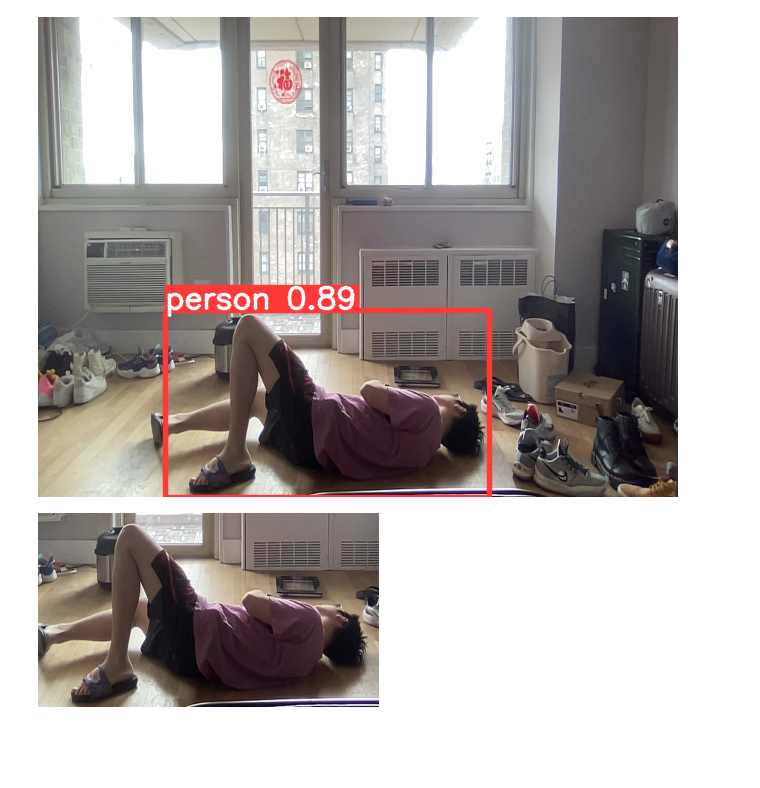
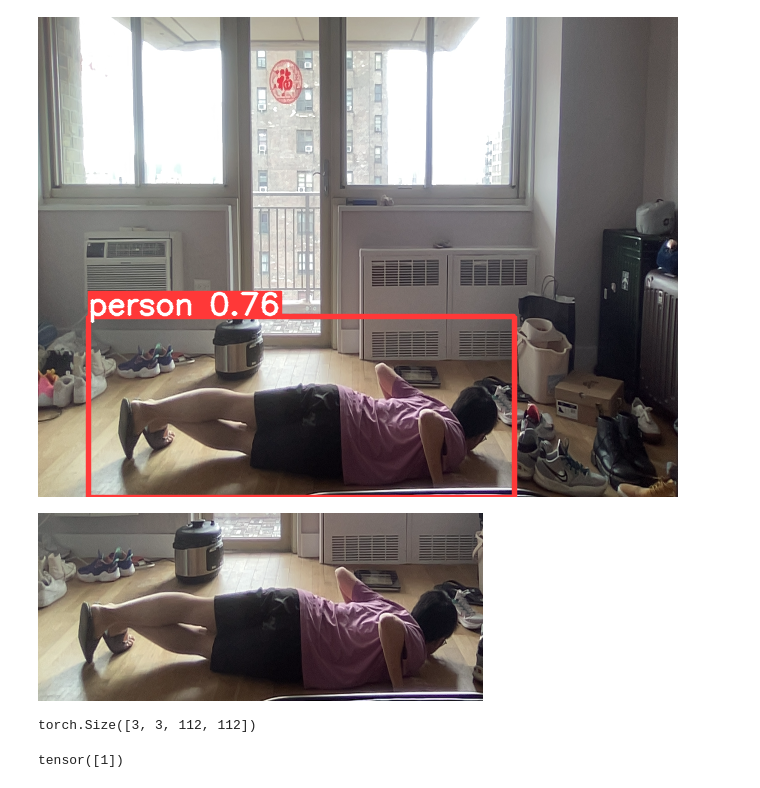
Before and after one commit to Morris135212/Fall_Detection, a Jupyter notebook: Fall_detection_inference.ipynb, the cells around one changed output. Cells and saved outputs as stored; diff of their text form; code cells hidden in the pictures; blank space fills up the shorter version.

```diff
--- a/Fall_detection_inference.ipynb
+++ b/Fall_detection_inference.ipynb
@@ -4,13 +4,14 @@ from models.common import DetectMultiBackend
 import torch
 # %%
 weights = "./runs/train/yolov5n/weights/best.pt"
-source = "./data/dataset/Fall_Detection_Object/Test/Fall_Person_valid_000001.png"
+source = "./data/dataset/Fall_Detection_Object/Test/Fall_Person_valid_000002.png"
 data = "./data/custom.yaml"
 imgsz = (416, 416)
 view_img = True
 
 device = torch.device("cuda") if torch.cuda.is_available() else torch.device("cpu")
 model = DetectMultiBackend(weights, device=device, data=data)
-img0, boxes = run(model, device, source=source, imgsz=imgsz, view_img=view_img)
+img0, boxes = run_yolo(model, device, source=source, imgsz=imgsz, view_img=view_img)
 # %% [output]
-[figure, old version]
+[figure, new version]
+[figure, added]
@@ -22,4 +17,0 @@ demo = Image.fromarray(demo)
-# %%
-display(demo)
-# %% [output]
-[figure, removed]
@@ -25,0 +25,10 @@ display(demo)
+# %%
+torch.stack(list(boxes), dim=0).shape
+# %% [output]
+torch.Size([3, 3, 112, 112])
+# %%
+demo = [[0.3,0.7]]
+demo = torch.tensor(demo)
+torch.argmax(demo, dim=1)
+# %% [output]
+tensor([1])
```
Also changed, not shown: parts of 3 cells of this notebook, 3 other files.
